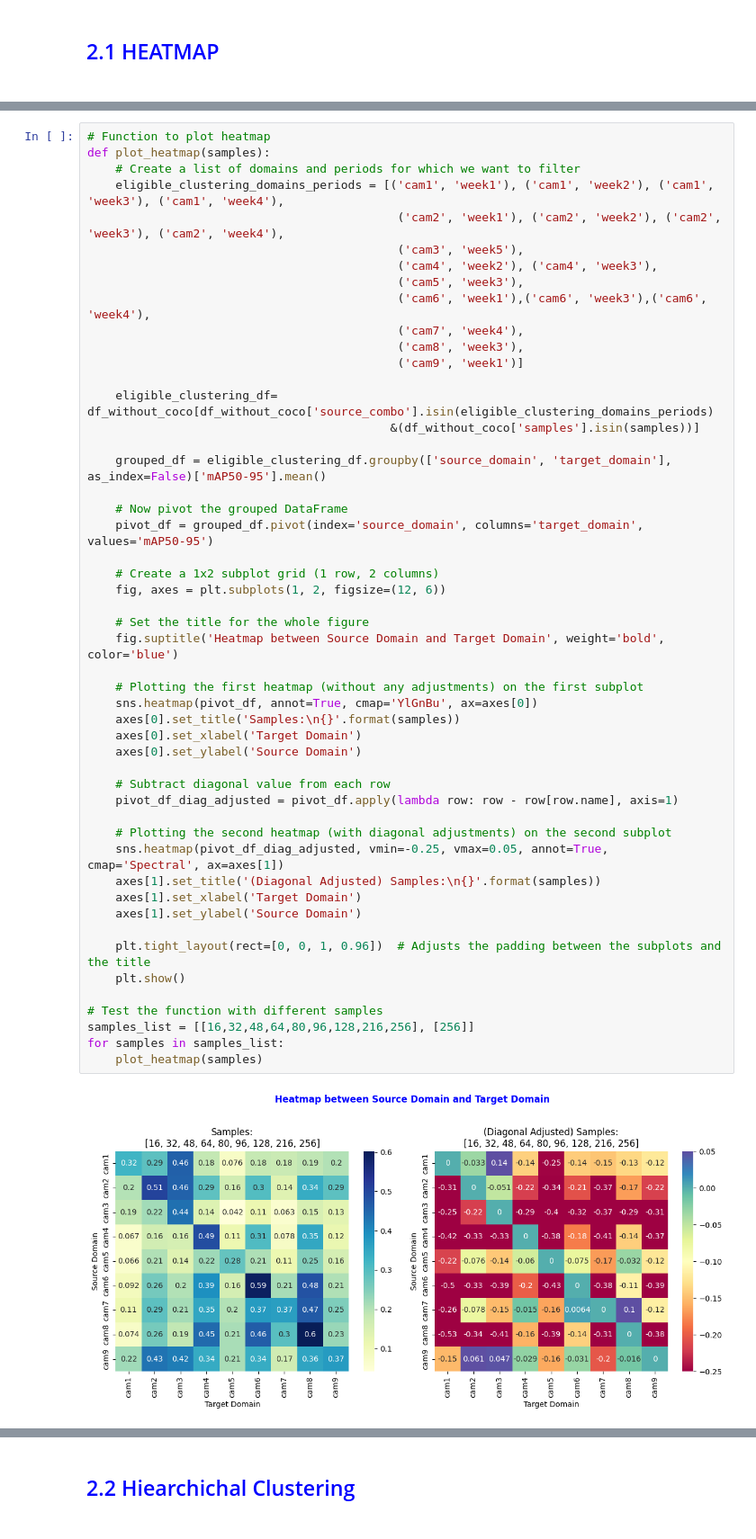
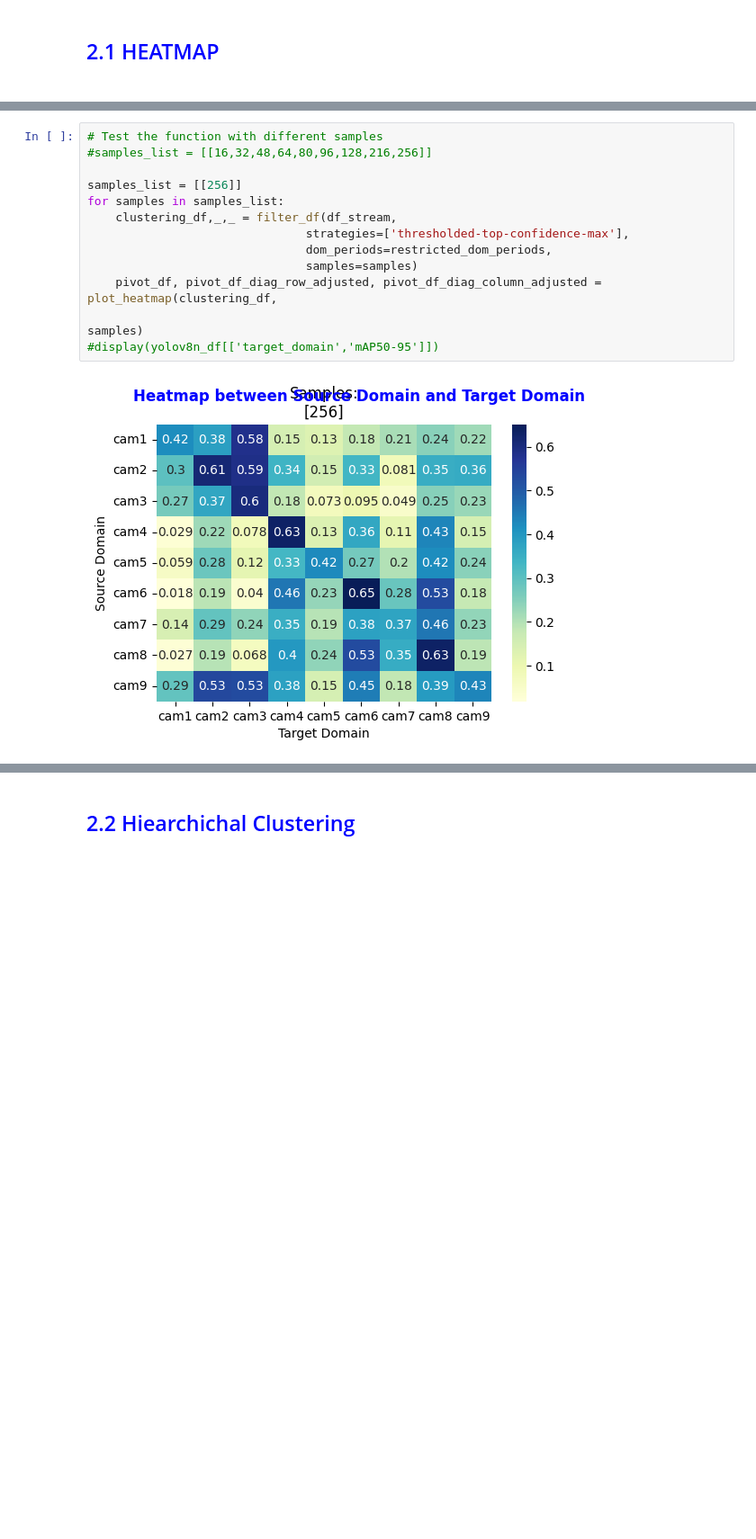
Before and after one commit to manjahdani/CSBAD, a Jupyter notebook: visualization_tools/analysis_journal.ipynb, the cells around one changed output, grey strips where cells are left out. Shown at 90% size. Cells and saved outputs as stored; diff of their text form; blank space fills up the shorter version.

```diff
--- a/visualization_tools/analysis_journal.ipynb
+++ b/visualization_tools/analysis_journal.ipynb
@@ -214,52 +472,15 @@ plt.show()
 # %%
-# Function to plot heatmap
-def plot_heatmap(samples):
-    # Create a list of domains and periods for which we want to filter
-    eligible_clustering_domains_periods = [('cam1', 'week1'), ('cam1', 'week2'), ('cam1', 'week3'), ('cam1', 'week4'),
-                                            ('cam2', 'week1'), ('cam2', 'week2'), ('cam2', 'week3'), ('cam2', 'week4'),
-                                            ('cam3', 'week5'),
-                                            ('cam4', 'week2'), ('cam4', 'week3'),
-                                            ('cam5', 'week3'),
-                                            ('cam6', 'week1'),('cam6', 'week3'),('cam6', 'week4'),
-                                            ('cam7', 'week4'),
-                                            ('cam8', 'week3'),
-                                            ('cam9', 'week1')]
+# Test the function with different samples
+#samples_list = [[16,32,48,64,80,96,128,216,256]]
 
-    eligible_clustering_df= df_without_coco[df_without_coco['source_combo'].isin(eligible_clustering_domains_periods)
-                                           &(df_without_coco['samples'].isin(samples))]
-
-    grouped_df = eligible_clustering_df.groupby(['source_domain', 'target_domain'], as_index=False)['mAP50-95'].mean()
-
-    # Now pivot the grouped DataFrame
-    pivot_df = grouped_df.pivot(index='source_domain', columns='target_domain', values='mAP50-95')
-
-    # Create a 1x2 subplot grid (1 row, 2 columns)
-    fig, axes = plt.subplots(1, 2, figsize=(12, 6))
-
-    # Set the title for the whole figure
-    fig.suptitle('Heatmap between Source Domain and Target Domain', weight='bold', color='blue')
-
-    # Plotting the first heatmap (without any adjustments) on the first subplot
-    sns.heatmap(pivot_df, annot=True, cmap='YlGnBu', ax=axes[0])
-    axes[0].set_title('Samples:\n{}'.format(samples))
-    axes[0].set_xlabel('Target Domain')
-    axes[0].set_ylabel('Source Domain')
-
-    # Subtract diagonal value from each row
-    pivot_df_diag_adjusted = pivot_df.apply(lambda row: row - row[row.name], axis=1)
-
-    # Plotting the second heatmap (with diagonal adjustments) on the second subplot
-    sns.heatmap(pivot_df_diag_adjusted, vmin=-0.25, vmax=0.05, annot=True, cmap='Spectral', ax=axes[1])
-    axes[1].set_title('(Diagonal Adjusted) Samples:\n{}'.format(samples))
-    axes[1].set_xlabel('Target Domain')
-    axes[1].set_ylabel('Source Domain')
-
-    plt.tight_layout(rect=[0, 0, 1, 0.96])  # Adjusts the padding between the subplots and the title
-    plt.show()
-
-# Test the function with different samples
-samples_list = [[16,32,48,64,80,96,128,216,256], [256]]
+samples_list = [[256]]
 for samples in samples_list:
-    plot_heatmap(samples)
+    clustering_df,_,_ = filter_df(df_stream,
+                               strategies=['thresholded-top-confidence-max'],
+                               dom_periods=restricted_dom_periods,
+                               samples=samples)
+    pivot_df, pivot_df_diag_row_adjusted, pivot_df_diag_column_adjusted = plot_heatmap(clustering_df,
+                                                                                       samples)
+#display(yolov8n_df[['target_domain','mAP50-95']])
 # %% [output]
-[figure, old version]
+[figure, new version]
```
Also changed, not shown: parts of 50 cells of this notebook.
